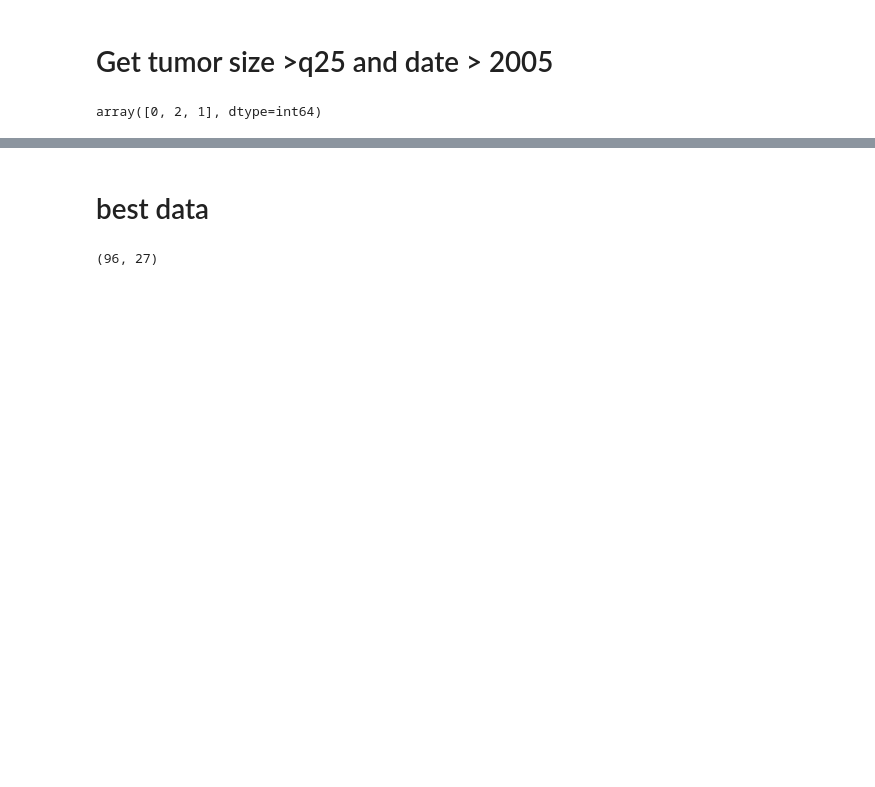
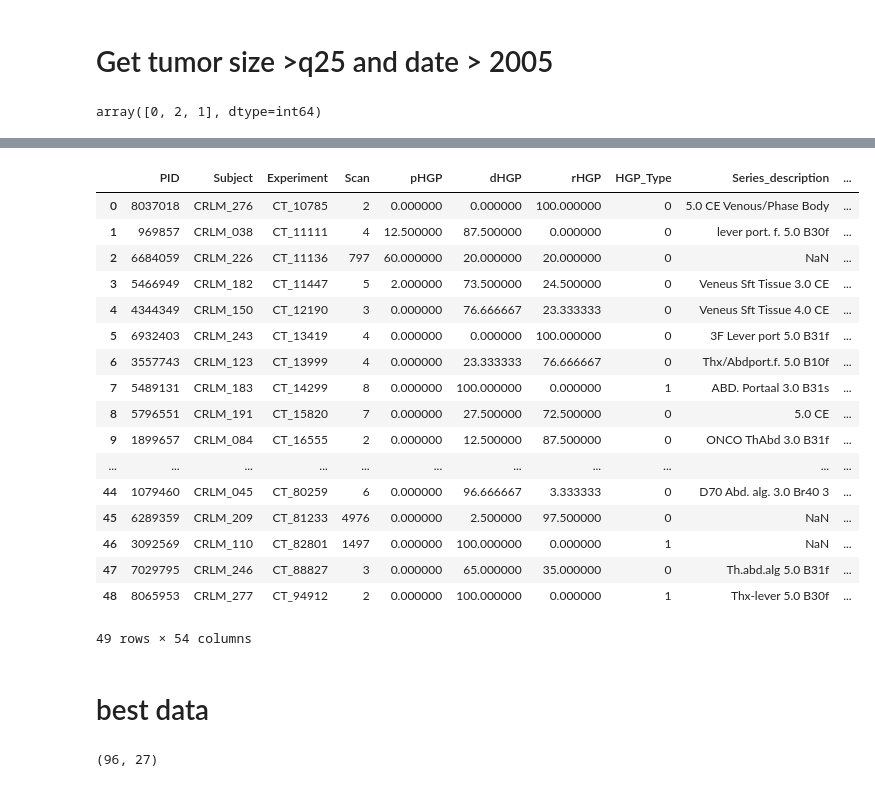
Before and after one commit to BaconDavid/CRLM_Internship_Project, a Jupyter notebook: Jupyter_Test/Train_stuff.ipynb, the cells around one changed output, grey strips where cells are left out. Cells and saved outputs as stored; diff of their text form; code cells hidden in the pictures; blank space fills up the shorter version.

```diff
--- a/Jupyter_Test/Train_stuff.ipynb
+++ b/Jupyter_Test/Train_stuff.ipynb
@@ -29 +10,34 @@ largest_tumor
+# %%
+import pandas as pd
+from sklearn.model_selection import StratifiedKFold
+skfold = StratifiedKFold(n_splits=5, shuffle=True, random_state=42)
+largest_tumor_size = pd.read_csv('../../Data/Mixed_HGP/True_Label/Largest_Tumor/largest_tumor_+5_mask_size.csv')
+label = largest_tumor_size.HGP_Type
+for i,(tr_idx,val_idx) in enumerate(skfold.split(largest_tumor_size,label)):
+    train_data = largest_tumor_size.loc[tr_idx]
+    val_data = largest_tumor_size.loc[val_idx].reset_index()
+    val_data_0 = pd.read_csv(f"../../Data/Mixed_HGP/True_Label/largest_tm_lv_+5_mask/val_cv_{i}.csv")
+    val_data_0['tumor_size'] = val_data['tumor_size']
+    val_data_0.to_csv(f"../../Data/Mixed_HGP/True_Label/largest_tm_lv_+5_mask/val_cv_{i}.csv")
+
+val_data_0
+# %% [output]
+|  | PID | Subject | Experiment | Scan | pHGP | dHGP | rHGP | HGP_Type | Series_description | ... |
+| 0 | 8037018 | CRLM_276 | CT_10785 | 2 | 0.000000 | 0.000000 | 100.000000 | 0 | 5.0 CE Venous/Phase Body | ... |
+| 1 | 969857 | CRLM_038 | CT_11111 | 4 | 12.500000 | 87.500000 | 0.000000 | 0 | lever port. f. 5.0 B30f | ... |
+| 2 | 6684059 | CRLM_226 | CT_11136 | 797 | 60.000000 | 20.000000 | 20.000000 | 0 | NaN | ... |
+| 3 | 5466949 | CRLM_182 | CT_11447 | 5 | 2.000000 | 73.500000 | 24.500000 | 0 | Veneus Sft Tissue 3.0 CE | ... |
+| 4 | 4344349 | CRLM_150 | CT_12190 | 3 | 0.000000 | 76.666667 | 23.333333 | 0 | Veneus Sft Tissue 4.0 CE | ... |
+| 5 | 6932403 | CRLM_243 | CT_13419 | 4 | 0.000000 | 0.000000 | 100.000000 | 0 | 3F Lever port 5.0 B31f | ... |
+| 6 | 3557743 | CRLM_123 | CT_13999 | 4 | 0.000000 | 23.333333 | 76.666667 | 0 | Thx/Abdport.f. 5.0 B10f | ... |
+| 7 | 5489131 | CRLM_183 | CT_14299 | 8 | 0.000000 | 100.000000 | 0.000000 | 1 | ABD. Portaal 3.0 B31s | ... |
+| 8 | 5796551 | CRLM_191 | CT_15820 | 7 | 0.000000 | 27.500000 | 72.500000 | 0 | 5.0 CE | ... |
+| 9 | 1899657 | CRLM_084 | CT_16555 | 2 | 0.000000 | 12.500000 | 87.500000 | 0 | ONCO ThAbd 3.0 B31f | ... |
+| ... | ... | ... | ... | ... | ... | ... | ... | ... | ... | ... |
+| 44 | 1079460 | CRLM_045 | CT_80259 | 6 | 0.000000 | 96.666667 | 3.333333 | 0 | D70 Abd. alg. 3.0 Br40 3 | ... |
+| 45 | 6289359 | CRLM_209 | CT_81233 | 4976 | 0.000000 | 2.500000 | 97.500000 | 0 | NaN | ... |
+| 46 | 3092569 | CRLM_110 | CT_82801 | 1497 | 0.000000 | 100.000000 | 0.000000 | 1 | NaN | ... |
+| 47 | 7029795 | CRLM_246 | CT_88827 | 3 | 0.000000 | 65.000000 | 35.000000 | 0 | Th.abd.alg 5.0 B31f | ... |
+| 48 | 8065953 | CRLM_277 | CT_94912 | 2 | 0.000000 | 100.000000 | 0.000000 | 1 | Thx-lever 5.0 B30f | ... |
+49 rows × 54 columns
 # %%
```
Also changed, not shown: parts of 7 cells of this notebook, 10 other files.
